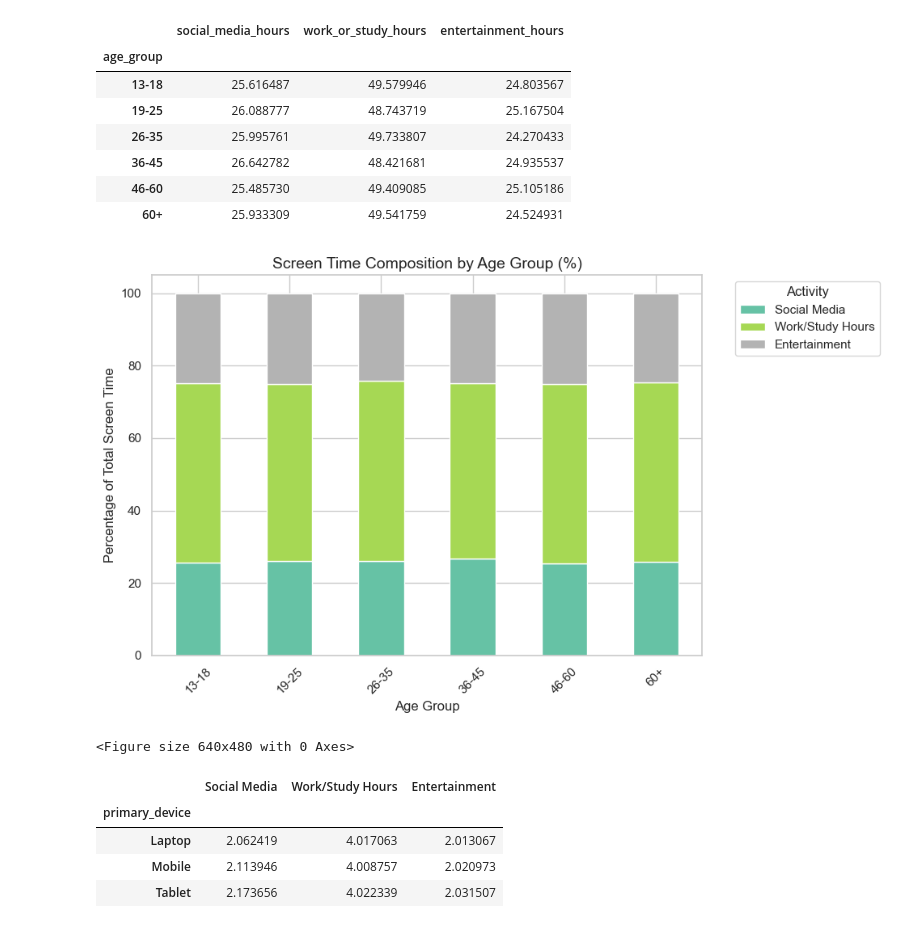
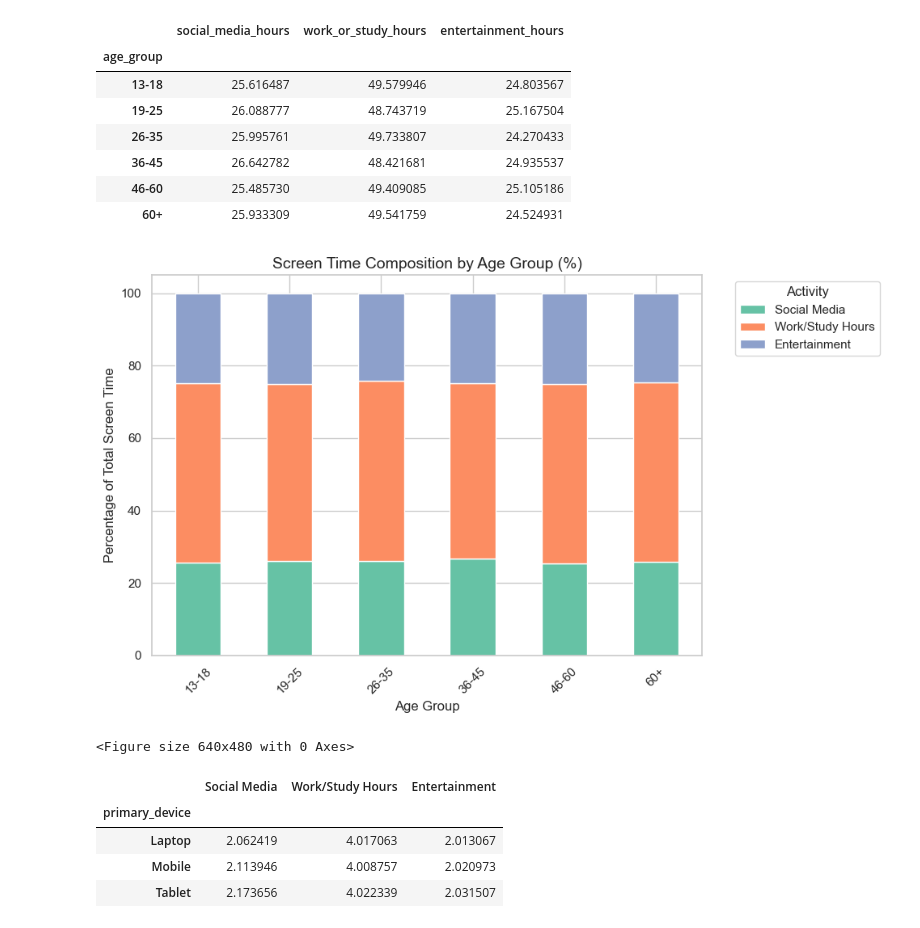
Before and after one commit to claudialferman-lgtm/code_projects_cf, a Jupyter notebook: daily_internet_usage_by_age_group.ipynb, the cells around one changed output. Drawn from its saved outputs; the diff is of its cells as text; code cells hidden in the pictures.

```diff
--- a/daily_internet_usage_by_age_group.ipynb
+++ b/daily_internet_usage_by_age_group.ipynb
@@ -161,35 +234,49 @@ usage_percent
 | 46-60 | 25.485730 | 49.409085 | 25.105186 |
 | 60+ | 25.933309 | 49.541759 | 24.524931 |
 # %%
+# Define consistent colors for activities
+data_renamed = data.rename(columns={
+    "social_media_hours": "Social Media",
+    "work_or_study_hours": "Work/Study Hours",
+    "entertainment_hours": "Entertainment",
+    "total_screen_time": "Total Screen Time"
+})
+
+activity_colors = {
+    "Social Media": "#66c2a5",       # greenish
+    "Work/Study Hours": "#fc8d62",   # orange
+    "Entertainment": "#8da0cb"       # bluish
+}
+
 # Calculate percentage composition of screen time by age group
 usage_percent = (
     data_renamed.groupby('age_group')[["Social Media", "Work/Study Hours", "Entertainment"]]
     .mean()
 )
 
 # Convert to percentage of total screen time for each age group
 usage_percent = usage_percent.div(usage_percent.sum(axis=1), axis=0) * 100
 
-# Plot stacked bar chart
+# Plot stacked bar chart using consistent colors
 ax = usage_percent.plot(
     kind="bar",
     stacked=True,
     figsize=(10, 6),
-    colormap="Set2"
+    color=[activity_colors[col] for col in usage_percent.columns]  # use your colors
 )
 
 # Titles and labels
 plt.title("Screen Time Composition by Age Group (%)", fontsize=14)
 plt.xlabel("Age Group")
 plt.ylabel("Percentage of Total Screen Time")
 plt.xticks(rotation=45)
 plt.legend(title="Activity", bbox_to_anchor=(1.05, 1), loc="upper left")
 
 plt.tight_layout()
 plt.show()
 plt.clf()
 # %% [output]
-[figure, old version]
+[figure, new version]
 <Figure size 640x480 with 0 Axes>
 # %%
 # Aggregate average usage by device
```
Also changed, not shown: parts of 7 cells of this notebook.
